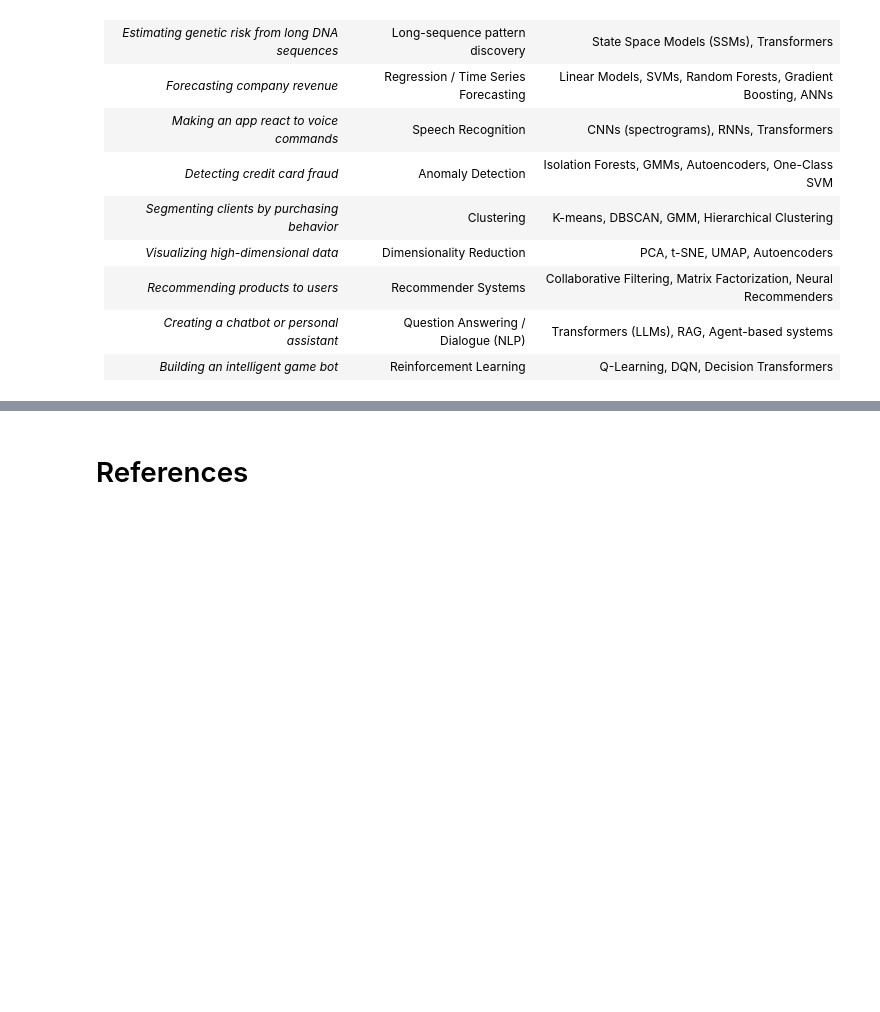
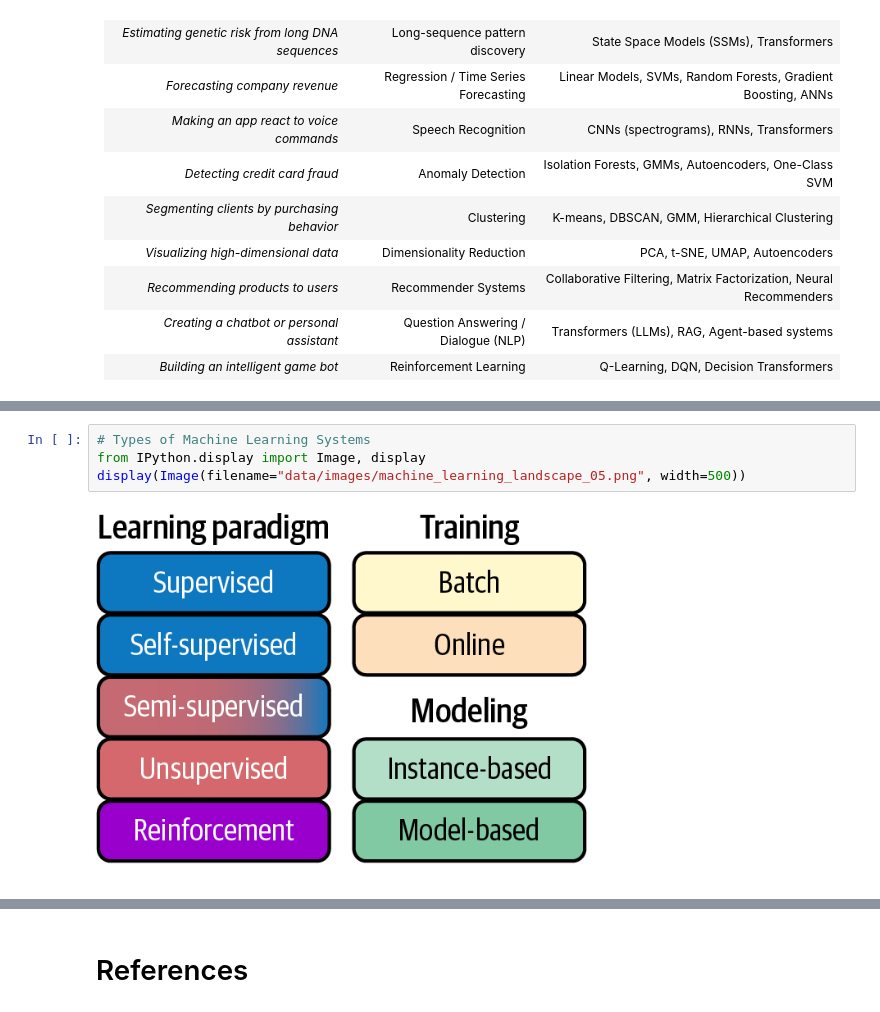
Before and after one commit to ancilcleetus/My-Learning-Journey-in-AI, a Jupyter notebook: Fundamentals-of-Machine-Learning/machine_learning_landscape.ipynb, the cells around one changed output, grey strips where cells are left out. Cells and saved outputs as stored; diff of their text form; blank space fills up the shorter version.

Commit message:
Added Types of ML Systems under machine_learning_landscape.ipynb

```diff
--- a/Fundamentals-of-Machine-Learning/machine_learning_landscape.ipynb
+++ b/Fundamentals-of-Machine-Learning/machine_learning_landscape.ipynb
@@ -91,0 +82,6 @@ display(Image(
+# %%
+# Types of Machine Learning Systems
+from IPython.display import Image, display
+display(Image(filename="data/images/machine_learning_landscape_05.png", width=500))
+# %% [output]
+[figure, added]
```
Also changed, not shown: parts of 13 cells of this notebook, 3 other files.
